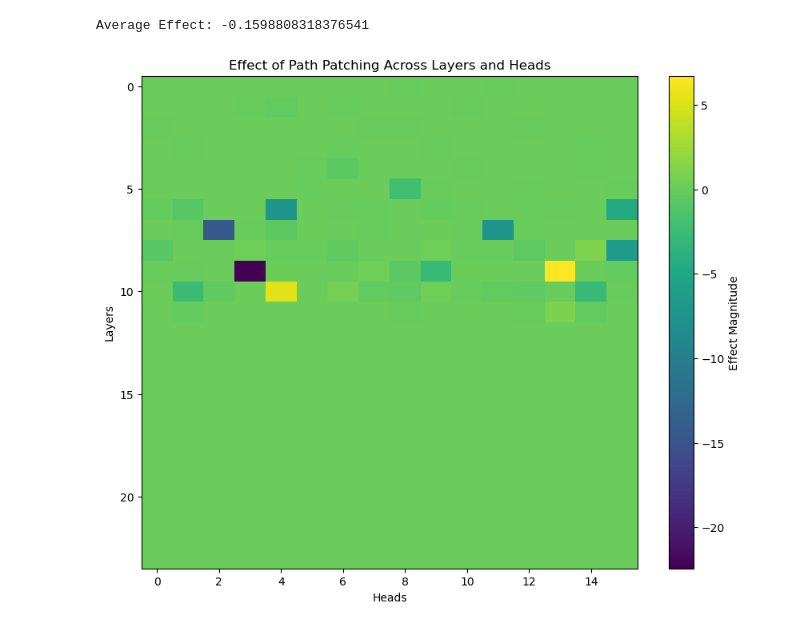
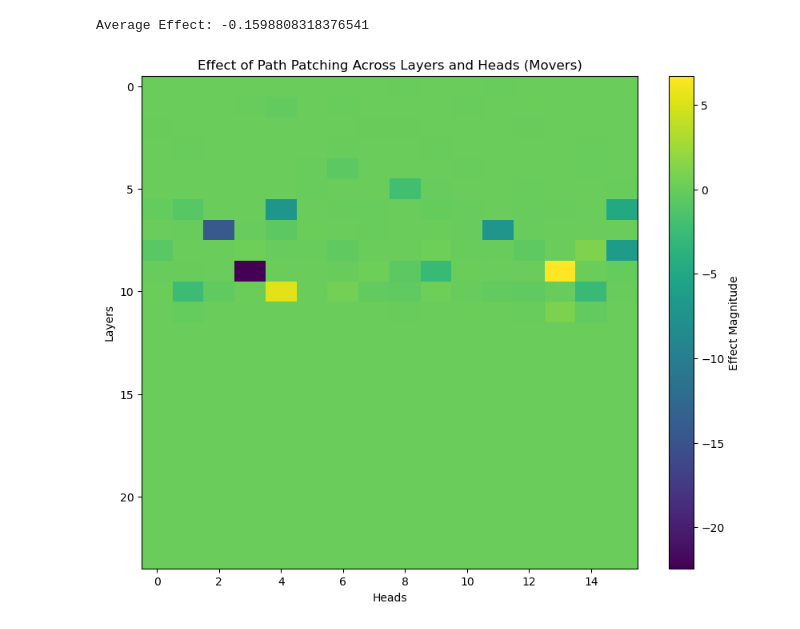
Before and after one commit to lorenz-liu/ai-alignment, a Jupyter notebook: colored-object-replicate/results/res.ipynb, the cells around one changed output. Saved outputs shown, nothing was run; the diff lists cells and outputs as text; code cells hidden in the pictures.

```diff
--- a/colored-object-replicate/results/res.ipynb
+++ b/colored-object-replicate/results/res.ipynb
@@ -4,18 +4,18 @@ import matplotlib.pyplot as plt
 # %%
 data = np.load('cobjs_path_patching/cfg_cobjs_context_movers_gpt2med.npy')
 
 
 average_effect = np.mean(data)
 
 print(f'Average Effect: {average_effect}')
 
 plt.figure(figsize=(10, 8))
-plt.title('Effect of Path Patching Across Layers and Heads')
+plt.title('Effect of Path Patching Across Layers and Heads (Movers)')
 plt.imshow(data, cmap='viridis', aspect='auto')
 plt.colorbar(label='Effect Magnitude')
 plt.xlabel('Heads')
 plt.ylabel('Layers')
 plt.show()
 # %% [output]
 Average Effect: -0.1598808318376541
-[figure, old version]
+[figure, new version]
```
Also changed, not shown: parts of 1 cell of this notebook.
